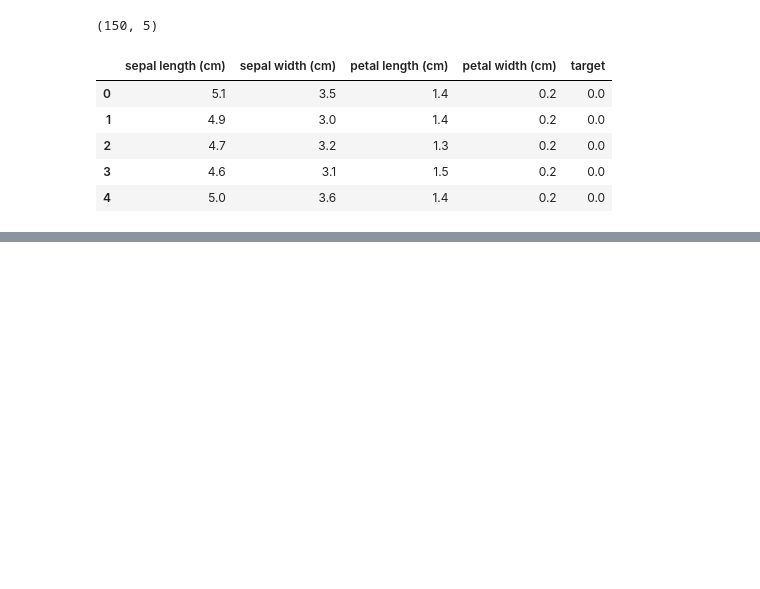
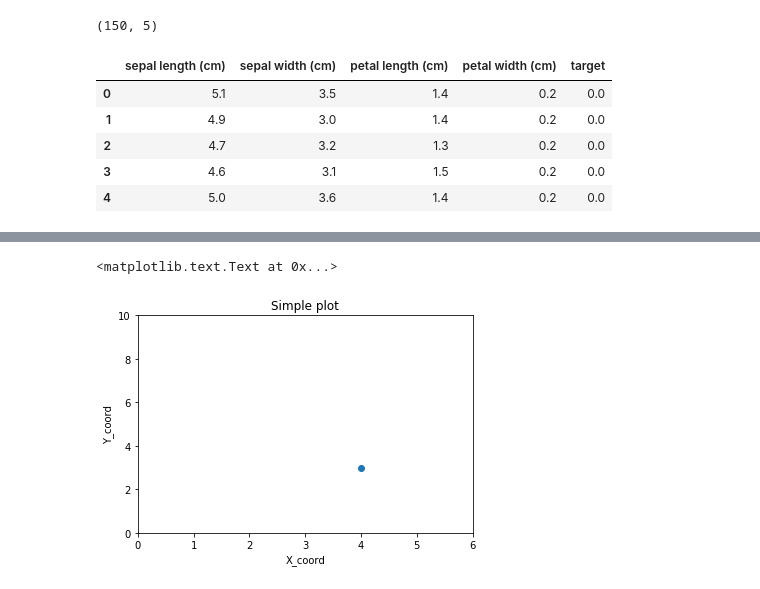
Before and after one commit to tamirlan1/Matplotlib_tutorial, a Jupyter notebook: Lunch&Learn.ipynb, the cells around one changed output, grey strips where cells are left out. Cells and saved outputs as stored; diff of their text form; code cells hidden in the pictures; blank space fills up the shorter version.

```diff
--- a/Lunch&Learn.ipynb
+++ b/Lunch&Learn.ipynb
@@ -22,0 +32,14 @@ from matplotlib
+# %%
+plt.plot(4, 3, 'o')
+# get the current axes
+ax = plt.gca()
+
+# # Set axis properties [xmin, xmax, ymin, ymax]
+ax.axis([0,6,0,10])
+
+plt.xlabel('X_coord')
+plt.ylabel('Y_coord')
+plt.title('Simple plot')
+# %% [output]
+<matplotlib.text.Text at 0x...>
+[figure, added]
```
Also changed, not shown: parts of 25 cells of this notebook.
